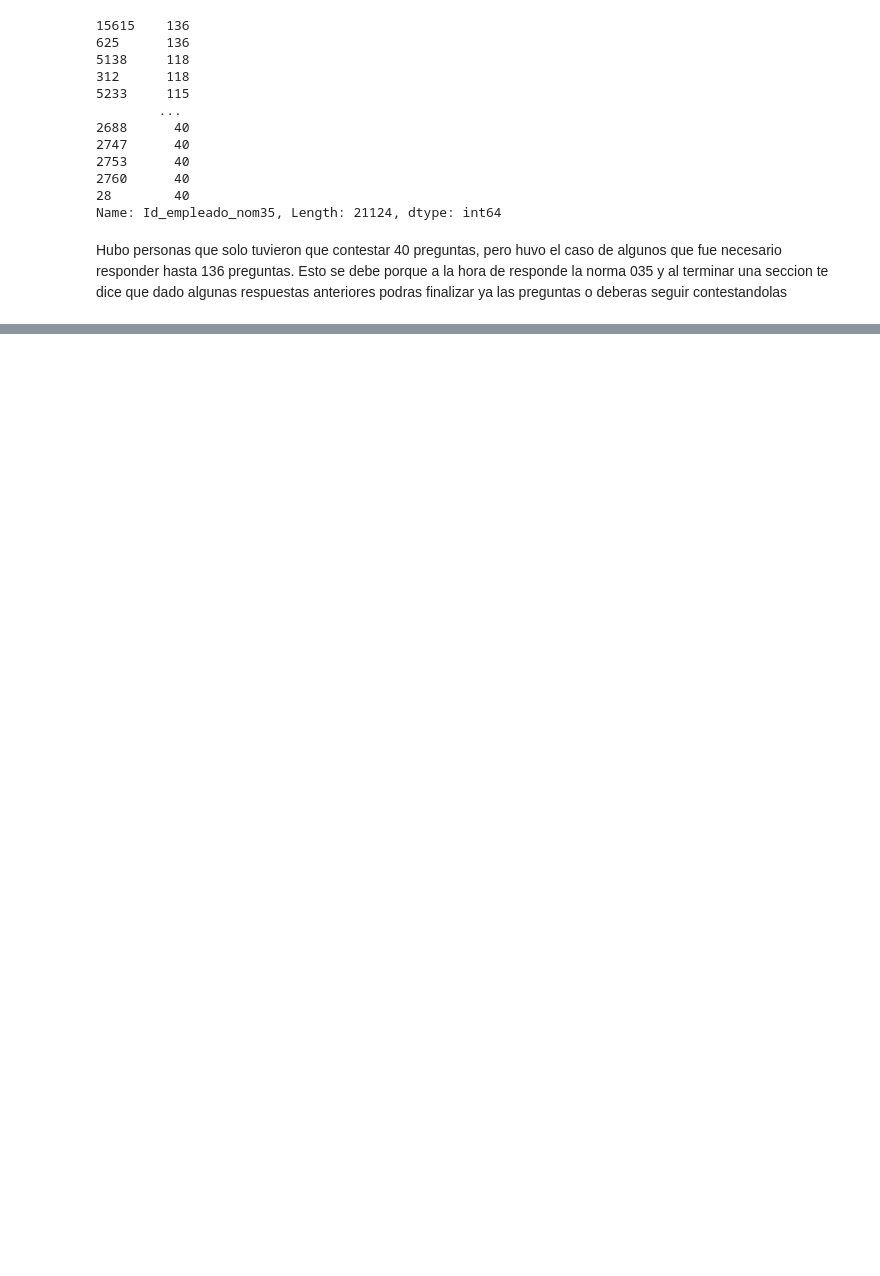
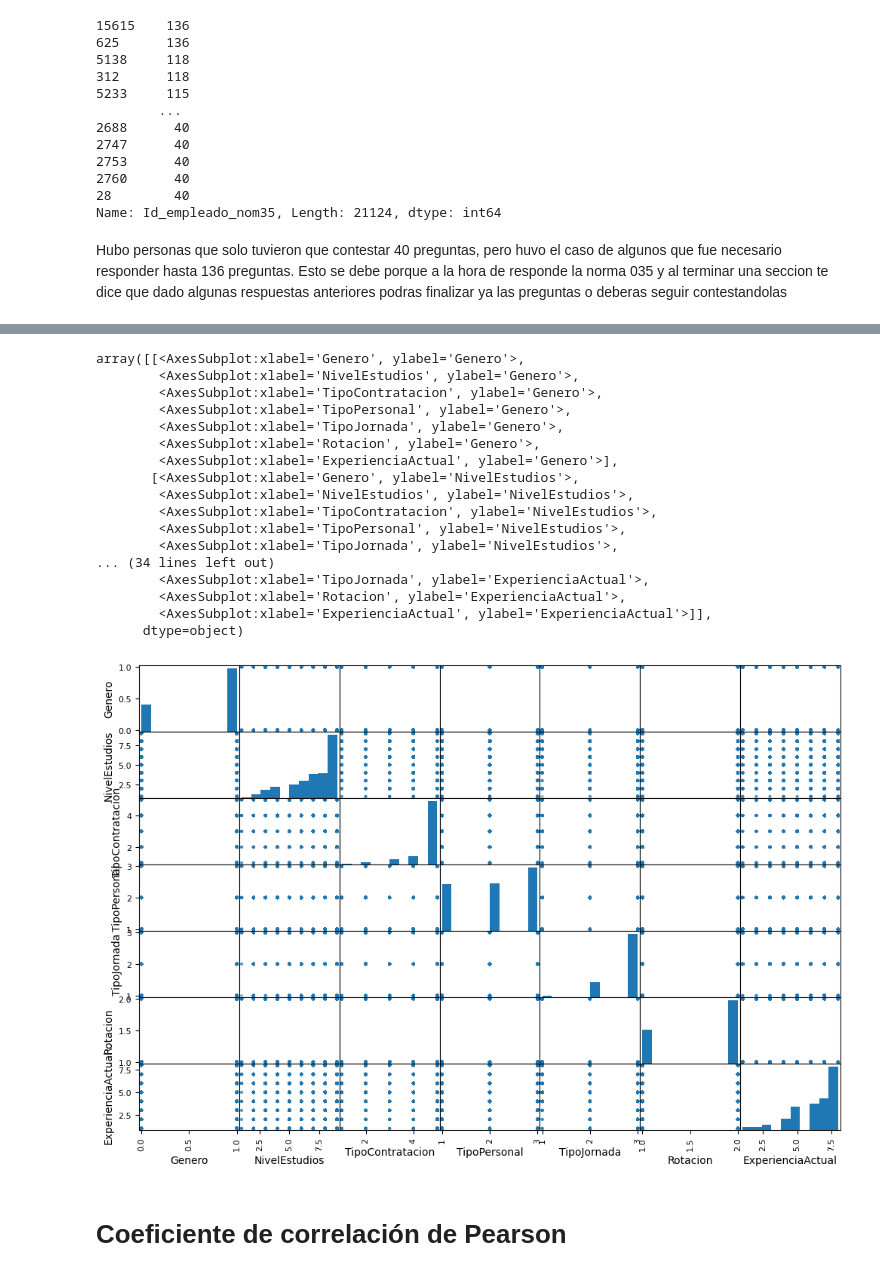
Before and after one commit to HeribertoVR/Proyecto---Tesis, a Jupyter notebook: Tesis.ipynb, the cells around one changed output, grey strips where cells are left out. Cells and saved outputs as stored; diff of their text form; code cells hidden in the pictures; blank space fills up the shorter version.

```diff
--- a/Tesis.ipynb
+++ b/Tesis.ipynb
@@ -477,0 +543,26 @@ df_prueba
+# %%
+#Hacer diagramas de correlacion
+from pandas.plotting import scatter_matrix
+atributos = ['Genero','NivelEstudios','TipoContratacion','TipoPersonal','TipoJornada','Rotacion','ExperienciaActual']
+scatter_matrix(df_e[atributos],figsize=(12,8))
+# %% [output]
+array([[<AxesSubplot:xlabel='Genero', ylabel='Genero'>,
+        <AxesSubplot:xlabel='NivelEstudios', ylabel='Genero'>,
+        <AxesSubplot:xlabel='TipoContratacion', ylabel='Genero'>,
+        <AxesSubplot:xlabel='TipoPersonal', ylabel='Genero'>,
+        <AxesSubplot:xlabel='TipoJornada', ylabel='Genero'>,
+        <AxesSubplot:xlabel='Rotacion', ylabel='Genero'>,
+        <AxesSubplot:xlabel='ExperienciaActual', ylabel='Genero'>],
+       [<AxesSubplot:xlabel='Genero', ylabel='NivelEstudios'>,
+        <AxesSubplot:xlabel='NivelEstudios', ylabel='NivelEstudios'>,
+        <AxesSubplot:xlabel='TipoContratacion', ylabel='NivelEstudios'>,
+        <AxesSubplot:xlabel='TipoPersonal', ylabel='NivelEstudios'>,
+        <AxesSubplot:xlabel='TipoJornada', ylabel='NivelEstudios'>,
+... (34 lines left out)
+        <AxesSubplot:xlabel='TipoJornada', ylabel='ExperienciaActual'>,
+        <AxesSubplot:xlabel='Rotacion', ylabel='ExperienciaActual'>,
+        <AxesSubplot:xlabel='ExperienciaActual', ylabel='ExperienciaActual'>]],
+      dtype=object)
+[figure, added]
+# %% [markdown]
+# Coeficiente de correlación de Pearson
```
Also changed, not shown: parts of 39 cells of this notebook.
